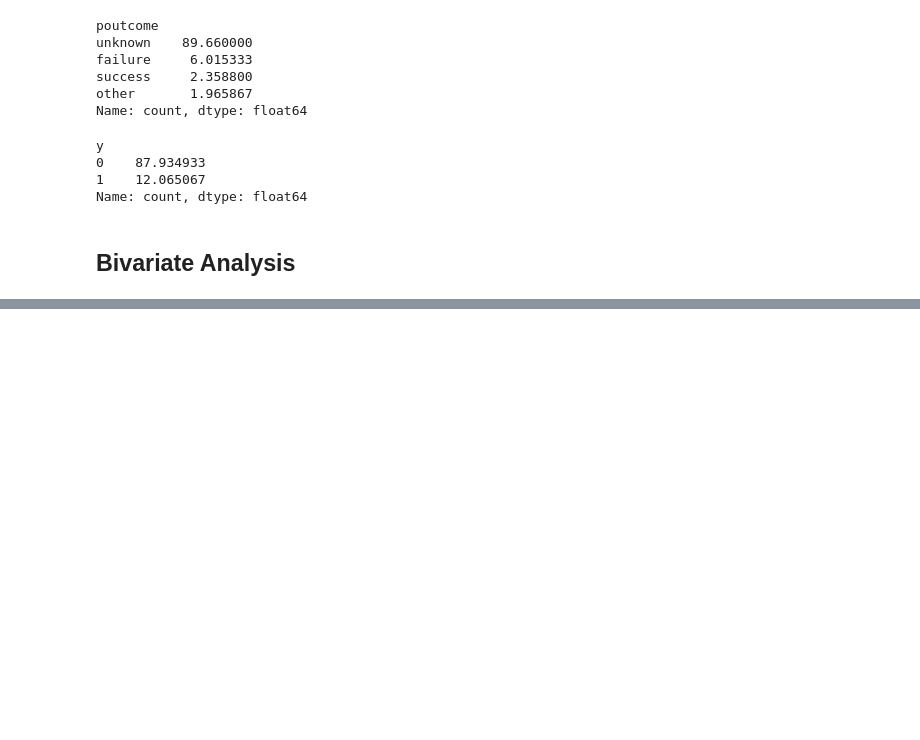
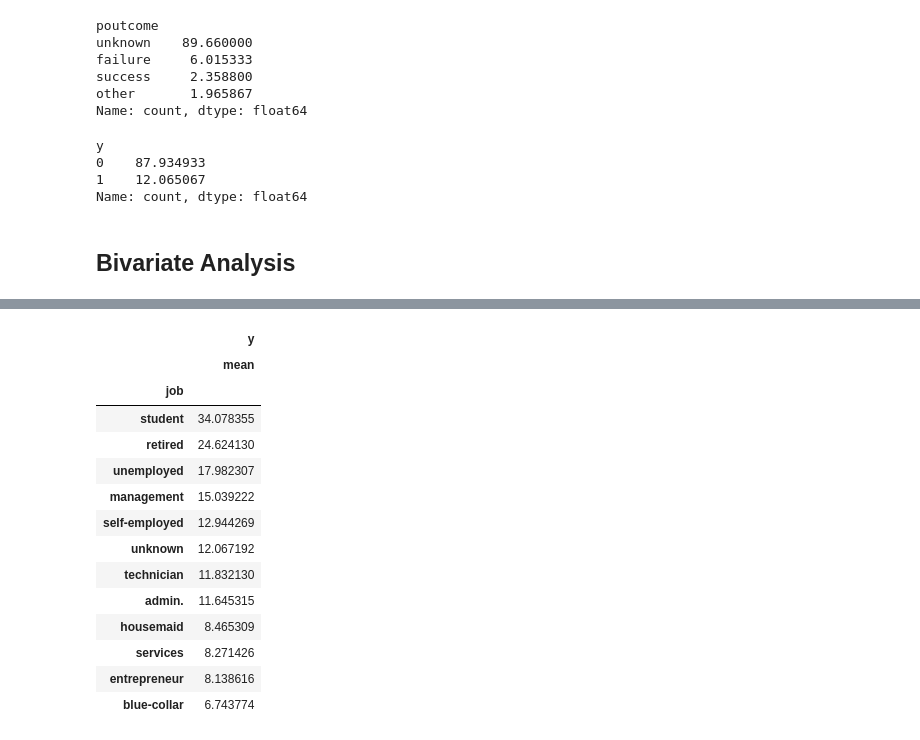
Before and after one commit to Raushan999/Kaggle_Exercise, a Jupyter notebook: notebooks/01_data_preprocessing.ipynb, the cells around one changed output, grey strips where cells are left out. Saved outputs shown, nothing was run; the diff lists cells and outputs as text; code cells hidden in the pictures; blank space fills up the shorter version.

```diff
--- a/notebooks/01_data_preprocessing.ipynb
+++ b/notebooks/01_data_preprocessing.ipynb
@@ -369,0 +412,23 @@ df.
+# %%
+df.groupby('job').agg({
+    'y': ['mean']
+}).sort_values(('y', 'mean'), ascending=False) * 100
+
+# Student having the maximum conversion rate
+# student > retired > unemployed > self-employed, .. > technician > admin > housemaid >  > ... blue-collar
+# %% [output]
+|  | y |
+|  | mean |
+| job |  |
+| student | 34.078355 |
+| retired | 24.624130 |
+| unemployed | 17.982307 |
+| management | 15.039222 |
+| self-employed | 12.944269 |
+| unknown | 12.067192 |
+| technician | 11.832130 |
+| admin. | 11.645315 |
+| housemaid | 8.465309 |
+| services | 8.271426 |
+| entrepreneur | 8.138616 |
+| blue-collar | 6.743774 |
```
Also changed, not shown: parts of 17 cells of this notebook, 1 other file.
